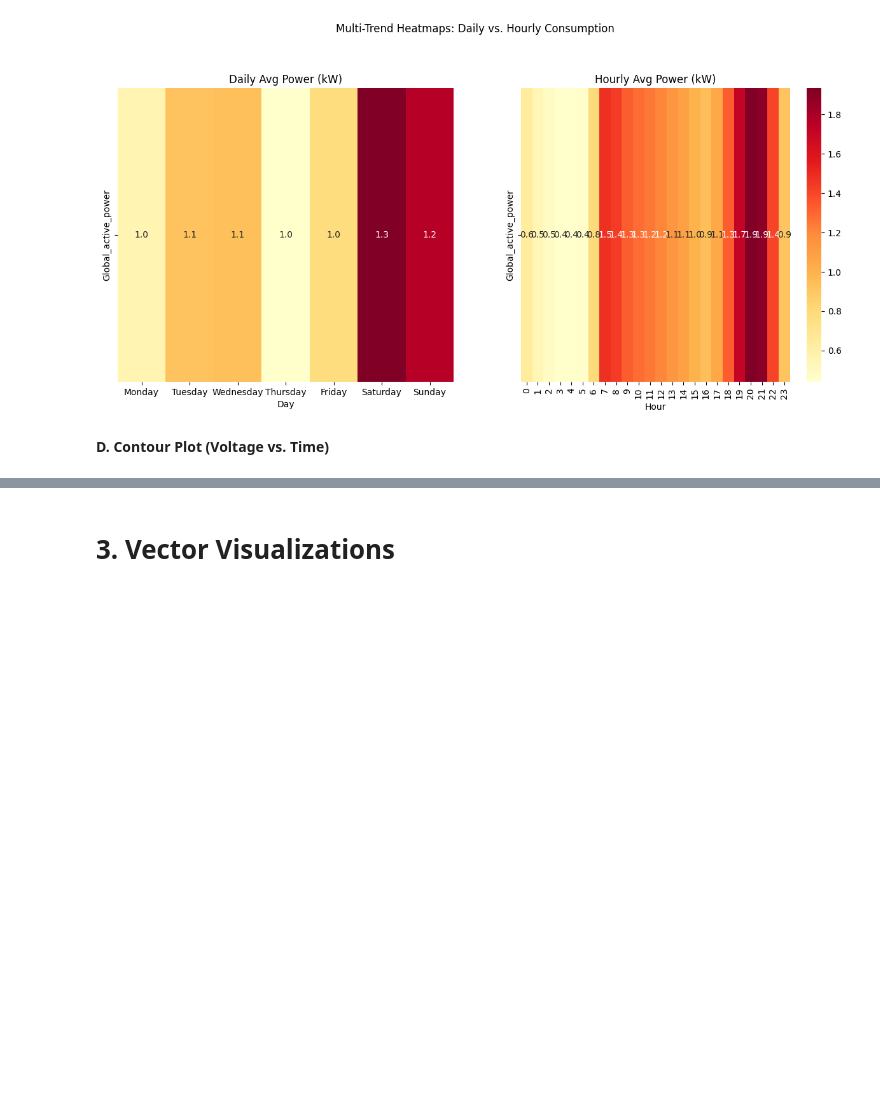
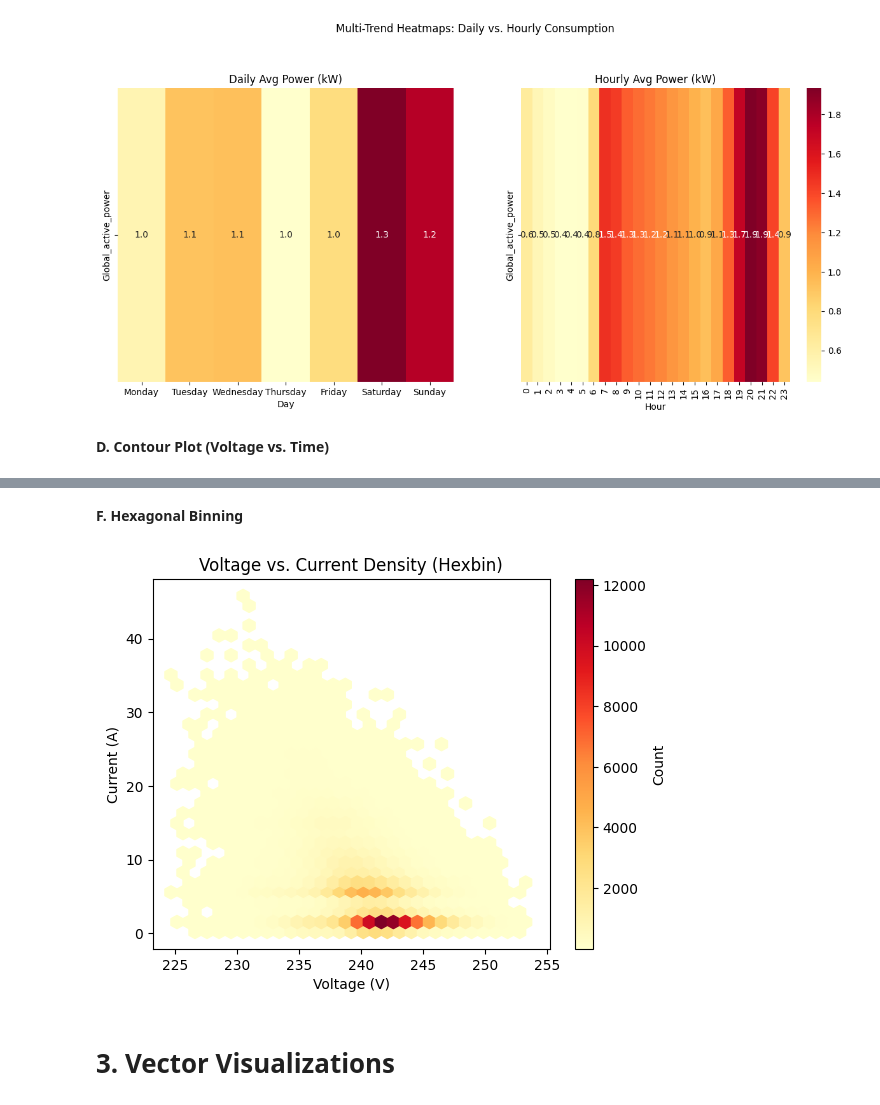
Before and after one commit to himanshkr03/Data-Visualization-Techniques, a Jupyter notebook: Data_Visualization_Techniques_Scalar,_Vector,_and_Multi_dimensional_Methods.ipynb, the cells around one changed output, grey strips where cells are left out. Drawn from its saved outputs; the diff is of its cells as text; code cells hidden in the pictures; blank space fills up the shorter version.

```diff
--- a/Data_Visualization_Techniques_Scalar,_Vector,_and_Multi_dimensional_Methods.ipynb
+++ b/Data_Visualization_Techniques_Scalar,_Vector,_and_Multi_dimensional_Methods.ipynb
@@ -119,3 +159,20 @@ plt.show()
+# %% [markdown]
+**F. Hexagonal Binning**
+# %%
+plt.hexbin(
+    df['Voltage'],
+    df['Global_intensity'],
+    gridsize=30,
+    cmap='YlOrRd',
+    mincnt=1
+)
+plt.colorbar(label='Count')
+plt.title("Voltage vs. Current Density (Hexbin)")
+plt.xlabel("Voltage (V)")
+plt.ylabel("Current (A)")
+plt.show()
+# %% [output]
+[figure, added]
 # %% [markdown]
 # **3. Vector Visualizations**
 # %% [markdown]
```
Also changed, not shown: parts of 12 cells of this notebook.
